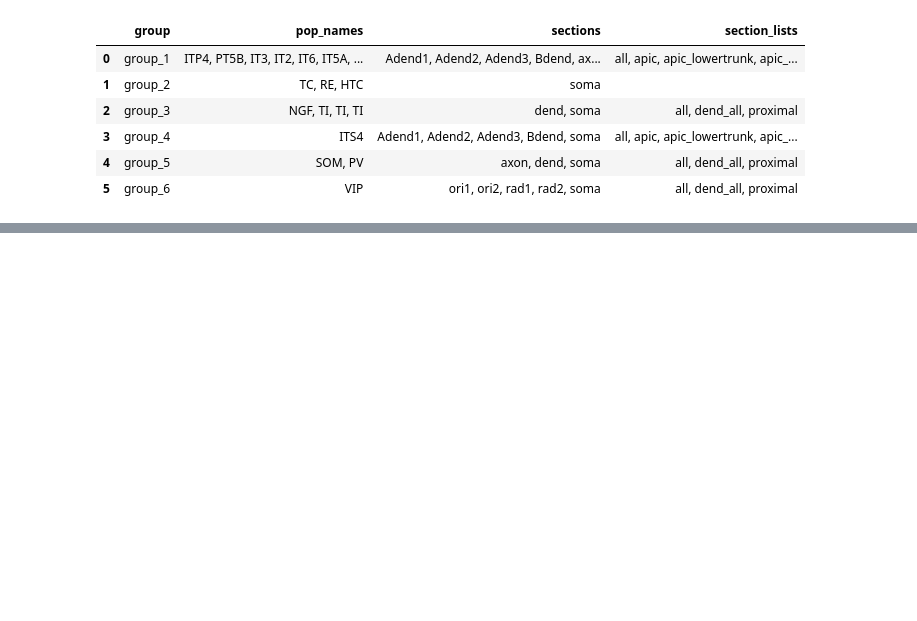
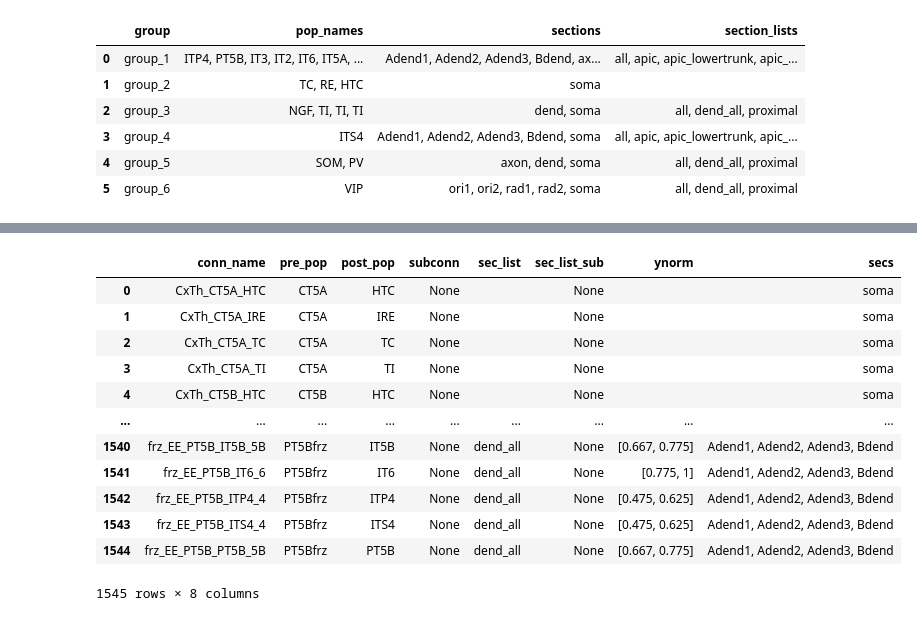
Before and after one commit to niknovikov19/A1-OUinp, a Jupyter notebook: analysis/model_utils/net_explore.ipynb, the cells around one changed output, grey strips where cells are left out. Cells and saved outputs as stored; diff of their text form; code cells hidden in the pictures; blank space fills up the shorter version.

```diff
--- a/analysis/model_utils/net_explore.ipynb
+++ b/analysis/model_utils/net_explore.ipynb
@@ -264,0 +810,45 @@ df
+# %%
+def preproc_df(df):
+    # rename columns
+    df = df.rename(columns={
+        'section_list_name': 'sec_list',
+        'sections': 'secs',
+        'sec': 'sec_list_sub',
+        'subconn_name': 'subconn',
+        'pre_pops': 'pre_pop',
+    })
+
+    # desired leading order
+    first_cols = [
+        'conn_name',
+        'pre_pop',
+        'post_pop',
+        'subconn',
+        'sec_list',
+        'sec_list_sub',
+    ]
+
+    # keep remaining columns in any order
+    other_cols = [c for c in df.columns if c not in first_cols]
+
+    # reorder
+    df = df[first_cols + other_cols]
+    return df
+
+df2 = match_subconns_to_df(net_par, df, debug=0)
+df2 = preproc_df(df2)
+df2
+# %% [output]
+|  | conn_name | pre_pop | post_pop | subconn | sec_list | sec_list_sub | ynorm | secs |
+| 0 | CxTh_CT5A_HTC | CT5A | HTC | None |  | None |  | soma |
+| 1 | CxTh_CT5A_IRE | CT5A | IRE | None |  | None |  | soma |
+| 2 | CxTh_CT5A_TC | CT5A | TC | None |  | None |  | soma |
+| 3 | CxTh_CT5A_TI | CT5A | TI | None |  | None |  | soma |
+| 4 | CxTh_CT5B_HTC | CT5B | HTC | None |  | None |  | soma |
+| ... | ... | ... | ... | ... | ... | ... | ... | ... |
+| 1540 | frz_EE_PT5B_IT5B_5B | PT5Bfrz | IT5B | None | dend_all | None | [0.667, 0.775] | Adend1, Adend2, Adend3, Bdend |
+| 1541 | frz_EE_PT5B_IT6_6 | PT5Bfrz | IT6 | None | dend_all | None | [0.775, 1] | Adend1, Adend2, Adend3, Bdend |
+| 1542 | frz_EE_PT5B_ITP4_4 | PT5Bfrz | ITP4 | None | dend_all | None | [0.475, 0.625] | Adend1, Adend2, Adend3, Bdend |
+| 1543 | frz_EE_PT5B_ITS4_4 | PT5Bfrz | ITS4 | None | dend_all | None | [0.475, 0.625] | Adend1, Adend2, Adend3, Bdend |
+| 1544 | frz_EE_PT5B_PT5B_5B | PT5Bfrz | PT5B | None | dend_all | None | [0.667, 0.775] | Adend1, Adend2, Adend3, Bdend |
+1545 rows × 8 columns
```
Also changed, not shown: parts of 7 cells of this notebook, 6 other files.
